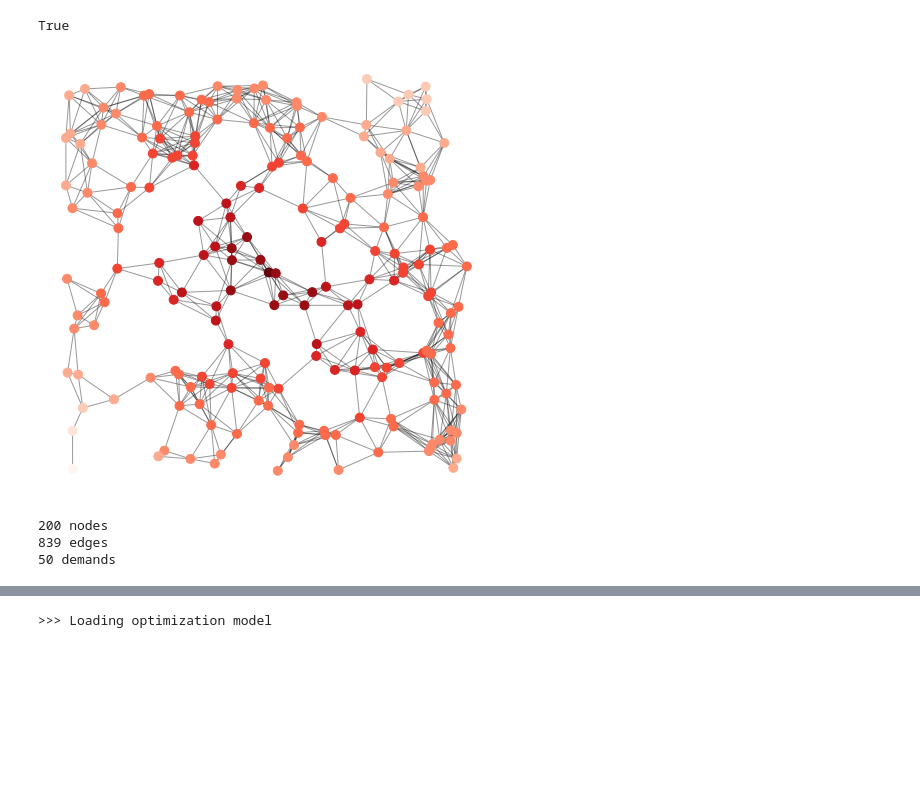
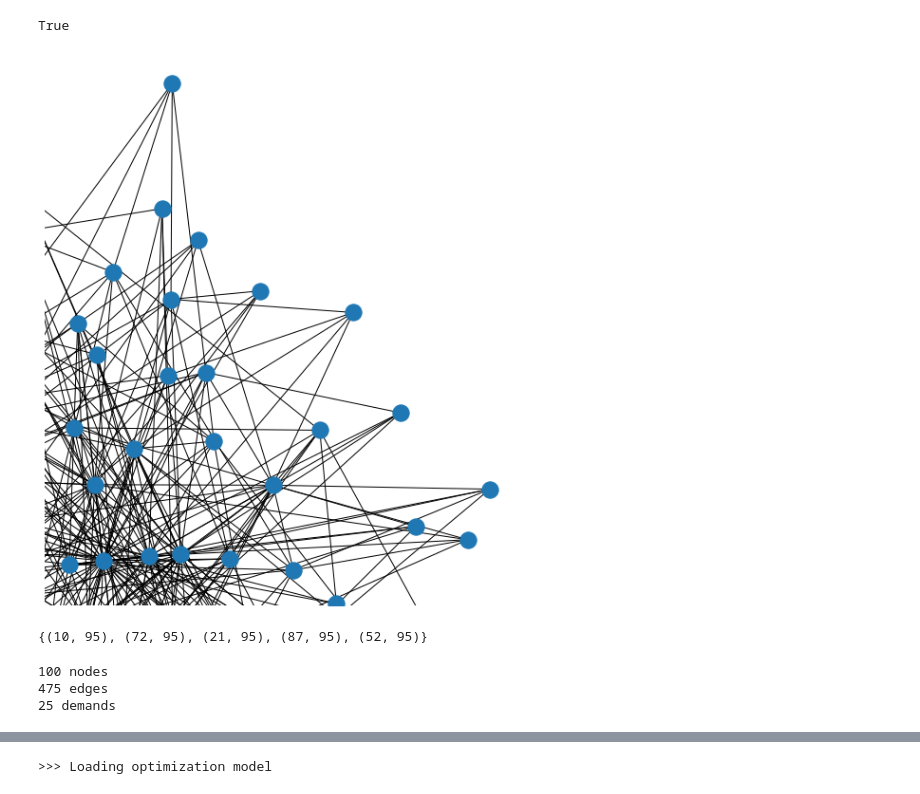
Before and after one commit to ThoLes94/MinCut-and-MaxFlow-Problem, a Jupyter notebook: simple-MCF-flows-v1.0-example.ipynb, the cells around one changed output, grey strips where cells are left out. Drawn from its saved outputs; the diff is of its cells as text; code cells hidden in the pictures; blank space fills up the shorter version.

```diff
--- a/simple-MCF-flows-v1.0-example.ipynb
+++ b/simple-MCF-flows-v1.0-example.ipynb
@@ -10,44 +10,46 @@ from pyomo.opt import SolverStatus, TerminationCondition
 from pyomo.environ import *
 # %%
 # Use seed when creating the graph for reproducibility
-G = nx.random_geometric_graph(200, 0.125)
+G1 = nx.barabasi_albert_graph(100, 5)
 
-print(nx.is_connected(G))
+print(nx.is_connected(G1))
 
-if nx.is_connected(G)==False:
-    largest_cc = max(nx.connected_components(G), key=len)
-    G = G.subgraph(largest_cc).copy()
+if nx.is_connected(G1)==False:
+    largest_cc = max(nx.connected_components(G1), key=len)
+    G = G1.subgraph(largest_cc).copy()
+else:
+    G = G1.copy()
 
 
 # position is stored as node attribute data for random_geometric_graph
-pos = nx.get_node_attributes(G, "pos")
+# pos = nx.get_node_attributes(G, "pos")
 
 # print(pos)
 
 # find node near center (0.5,0.5)
 dmin = 1
 ncenter = 0
-for n in pos:
-    x, y = pos[n]
-    d = (x - 0.5) ** 2 + (y - 0.5) ** 2
-    if d < dmin:
-        ncenter = n
-        dmin = d
+# for n in pos:
+#     x, y = pos[n]
+#     d = (x - 0.5) ** 2 + (y - 0.5) ** 2
+#     if d < dmin:
+#         ncenter = n
+#         dmin = d
 
 # color by path length from node near center
 p = dict(nx.single_source_shortest_path_length(G, ncenter))
 
 plt.figure(figsize=(8, 8))
-nx.draw_networkx_edges(G, pos, alpha=0.4)
-nx.draw_networkx_nodes(
-    G,
-    pos,
-    nodelist=list(p.keys()),
-    node_size=80,
-    node_color=list(p.values()),
-    cmap=plt.cm.Reds_r,
-)
+# nx.draw_networkx_edges(G, alpha=0.4)
+# nx.draw_networkx_nodes(
+#     G,
+#     nodelist=list(p.keys()),
+#     node_size=80,
+#     node_color=list(p.values()),
+#     cmap=plt.cm.Reds_r,
+# )
 
+nx.draw(G)
 plt.xlim(-0.05, 1.05)
 plt.ylim(-0.05, 1.05)
 plt.axis("off")
@@ -60,36 +62,39 @@ for node in G.nodes():
     site[node] = str(node)
 
 for (u,v) in G.edges():
     if (u>v):
         u, v = v, u
     G.add_edge(u,v)
     G[u][v]['capa'] = np.random.random()*0.5 + 0.5
 
-n_demand = 50
+n_demand = 25
 K = nx.DiGraph()
 
 
 for k in range(n_demand):
     nodeA = np.random.randint(200)
     while nodeA not in G.nodes():
         nodeA = np.random.randint(200)
 
     nodeB = np.random.randint(200)
     while nodeA == nodeB or nodeB not in G.nodes() :
         nodeB = np.random.randint(200)
 
     if nodeA > nodeB:
         tmp = nodeA
         nodeA = nodeB
         nodeB = tmp
 
     K.add_edge(nodeA,nodeB)
     # K[nodeA][nodeB]['demand'] = float(row['demand'])/25.0 #Pour arriver à des taux de charges raisonnables
-    K[nodeA][nodeB]['demand'] = np.clip(np.random.normal(0.5,1), a_min=0, a_max = 2)
+    K[nodeA][nodeB]['demand'] = np.random.uniform(0,1)
     # print(float(row['demand'])
+
+print(nx.minimum_edge_cut(G))
 # %% [output]
 True
-[figure, old version]
+[figure, new version]
+{(10, 95), (72, 95), (21, 95), (87, 95), (52, 95)}
 # %%
 # G = nx.Graph()
 # pos = {}
@@ -148,9 +153,9 @@ print(len(G.nodes()),'nodes')
 print(len(G.edges()),'edges')
 print(len(K.edges()),'demands')
 # %% [output]
-200 nodes
-839 edges
-50 demands
+100 nodes
+475 edges
+25 demands
 # %%
 import matplotlib.pyplot as plt
 
```
Also changed, not shown: parts of 13 cells of this notebook, 1 other file.
